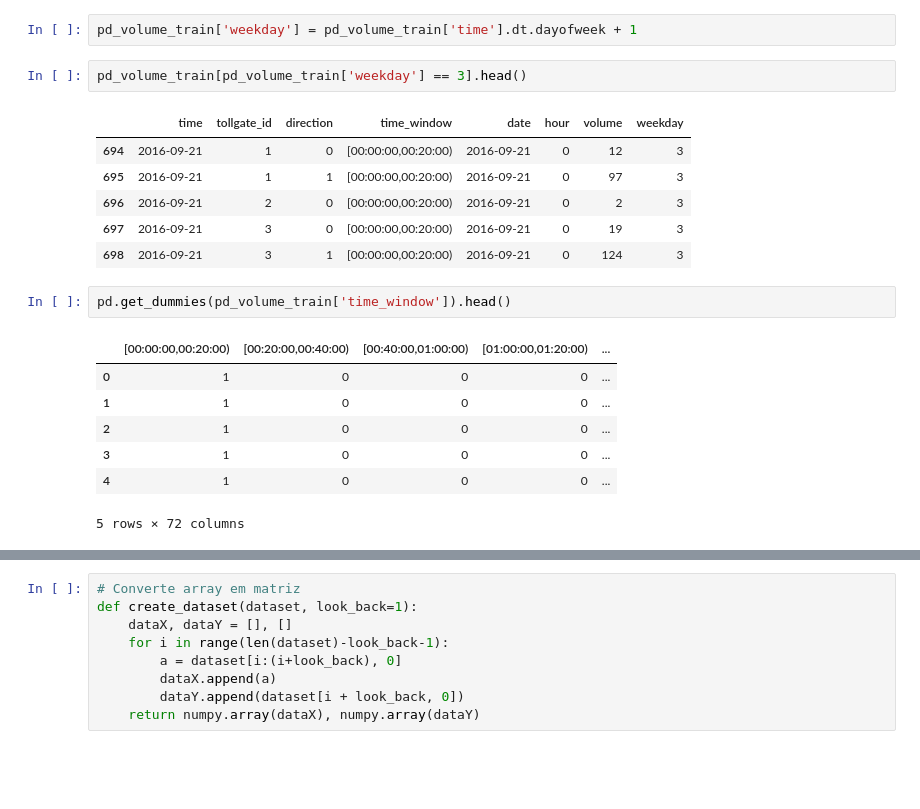
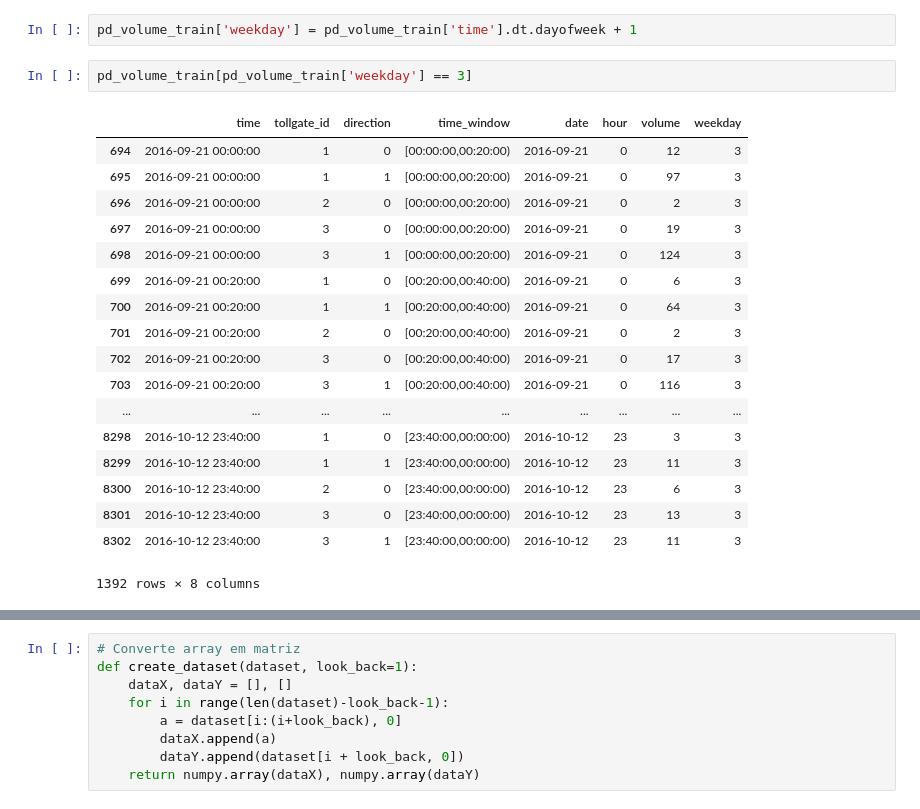
Before and after one commit to Matheuspds/Prediction_Volume, a Jupyter notebook: PreProcessamentoGroupBy.ipynb, the cells around one changed output, grey strips where cells are left out. Drawn from its saved outputs; the diff is of its cells as text; blank space fills up the shorter version.

```diff
--- a/PreProcessamentoGroupBy.ipynb
+++ b/PreProcessamentoGroupBy.ipynb
@@ -52,21 +52,23 @@ pd_volume_train.head()
 # %%
 pd_volume_train['weekday'] = pd_volume_train['time'].dt.dayofweek + 1
 # %%
-pd_volume_train[pd_volume_train['weekday'] == 3].head()
+pd_volume_train[pd_volume_train['weekday'] == 3]
 # %% [output]
 |  | time | tollgate_id | direction | time_window | date | hour | volume | weekday |
-| 694 | 2016-09-21 | 1 | 0 | [00:00:00,00:20:00) | 2016-09-21 | 0 | 12 | 3 |
-| 695 | 2016-09-21 | 1 | 1 | [00:00:00,00:20:00) | 2016-09-21 | 0 | 97 | 3 |
-| 696 | 2016-09-21 | 2 | 0 | [00:00:00,00:20:00) | 2016-09-21 | 0 | 2 | 3 |
-| 697 | 2016-09-21 | 3 | 0 | [00:00:00,00:20:00) | 2016-09-21 | 0 | 19 | 3 |
-| 698 | 2016-09-21 | 3 | 1 | [00:00:00,00:20:00) | 2016-09-21 | 0 | 124 | 3 |
+| 694 | 2016-09-21 00:00:00 | 1 | 0 | [00:00:00,00:20:00) | 2016-09-21 | 0 | 12 | 3 |
+| 695 | 2016-09-21 00:00:00 | 1 | 1 | [00:00:00,00:20:00) | 2016-09-21 | 0 | 97 | 3 |
+| 696 | 2016-09-21 00:00:00 | 2 | 0 | [00:00:00,00:20:00) | 2016-09-21 | 0 | 2 | 3 |
+| 697 | 2016-09-21 00:00:00 | 3 | 0 | [00:00:00,00:20:00) | 2016-09-21 | 0 | 19 | 3 |
+| 698 | 2016-09-21 00:00:00 | 3 | 1 | [00:00:00,00:20:00) | 2016-09-21 | 0 | 124 | 3 |
+| 699 | 2016-09-21 00:20:00 | 1 | 0 | [00:20:00,00:40:00) | 2016-09-21 | 0 | 6 | 3 |
+| 700 | 2016-09-21 00:20:00 | 1 | 1 | [00:20:00,00:40:00) | 2016-09-21 | 0 | 64 | 3 |
+| 701 | 2016-09-21 00:20:00 | 2 | 0 | [00:20:00,00:40:00) | 2016-09-21 | 0 | 2 | 3 |
+| 702 | 2016-09-21 00:20:00 | 3 | 0 | [00:20:00,00:40:00) | 2016-09-21 | 0 | 17 | 3 |
+| 703 | 2016-09-21 00:20:00 | 3 | 1 | [00:20:00,00:40:00) | 2016-09-21 | 0 | 116 | 3 |
+| ... | ... | ... | ... | ... | ... | ... | ... | ... |
+| 8298 | 2016-10-12 23:40:00 | 1 | 0 | [23:40:00,00:00:00) | 2016-10-12 | 23 | 3 | 3 |
+| 8299 | 2016-10-12 23:40:00 | 1 | 1 | [23:40:00,00:00:00) | 2016-10-12 | 23 | 11 | 3 |
+| 8300 | 2016-10-12 23:40:00 | 2 | 0 | [23:40:00,00:00:00) | 2016-10-12 | 23 | 6 | 3 |
+| 8301 | 2016-10-12 23:40:00 | 3 | 0 | [23:40:00,00:00:00) | 2016-10-12 | 23 | 13 | 3 |
+| 8302 | 2016-10-12 23:40:00 | 3 | 1 | [23:40:00,00:00:00) | 2016-10-12 | 23 | 11 | 3 |
+1392 rows × 8 columns
-# %%
-pd.get_dummies(pd_volume_train['time_window']).head()
-# %% [output]
-|  | [00:00:00,00:20:00) | [00:20:00,00:40:00) | [00:40:00,01:00:00) | [01:00:00,01:20:00) | ... |
-| 0 | 1 | 0 | 0 | 0 | ... |
-| 1 | 1 | 0 | 0 | 0 | ... |
-| 2 | 1 | 0 | 0 | 0 | ... |
-| 3 | 1 | 0 | 0 | 0 | ... |
-| 4 | 1 | 0 | 0 | 0 | ... |
-5 rows × 72 columns
```
Also changed, not shown: parts of 19 cells of this notebook, 7 other files.
